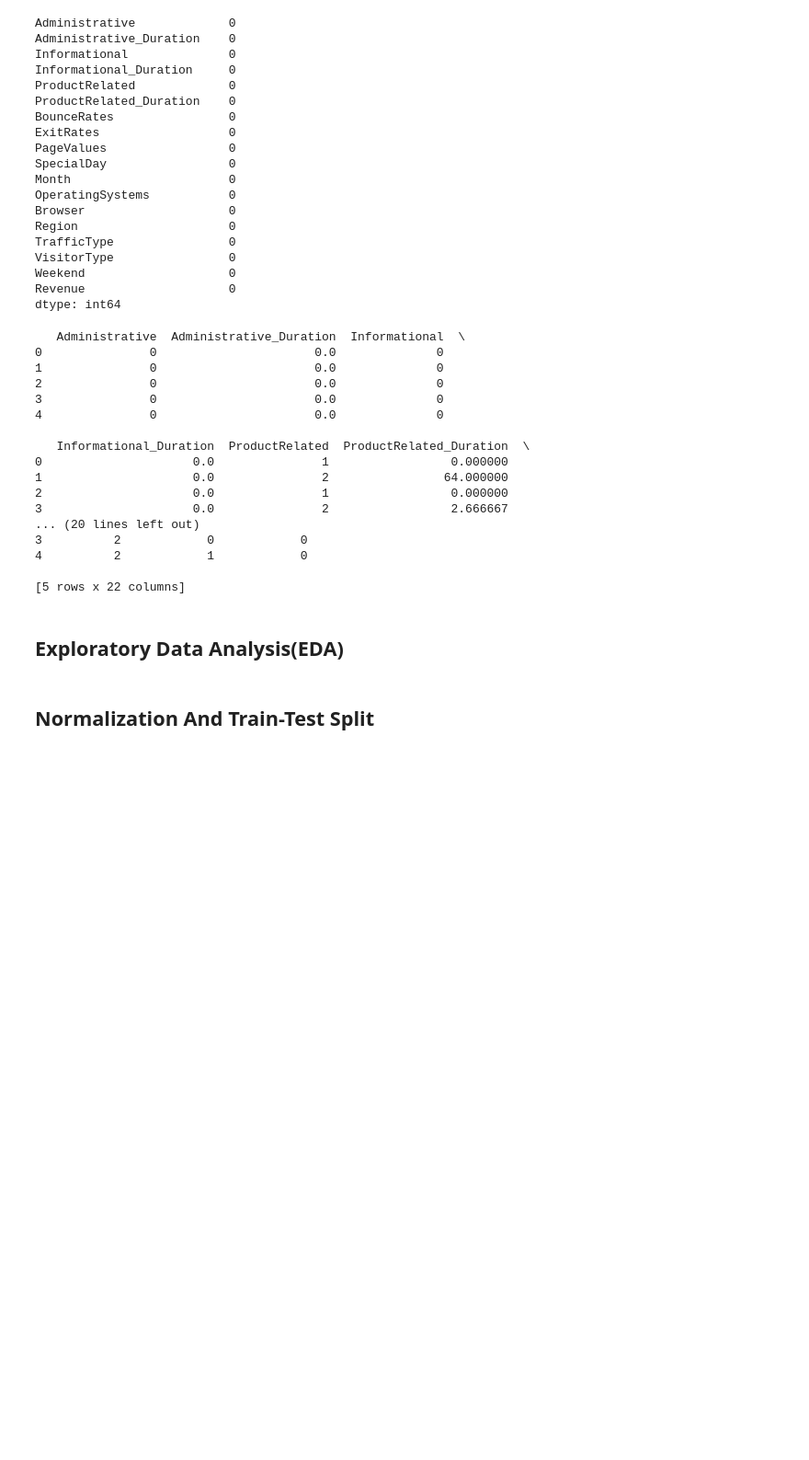
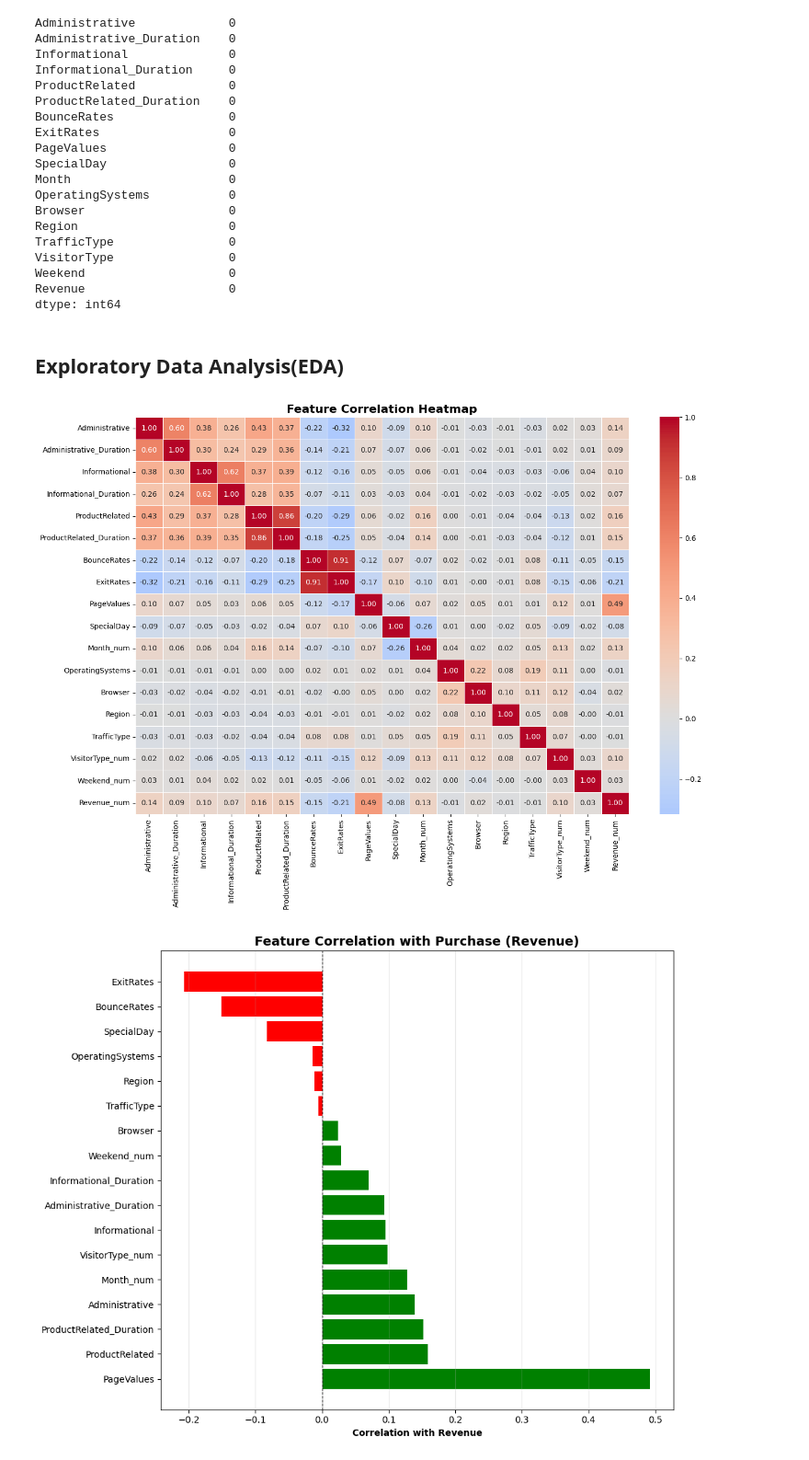
Before and after one commit to LeiYang0914/dataAnalytic, a Jupyter notebook: online_shopper.ipynb, the cells around one changed output. Shown at 92% size. Saved outputs shown, nothing was run; the diff lists cells and outputs as text; code cells hidden in the pictures; blank space fills up the shorter version.

Commit message:
Feature engineering,train-test split and normalization

```diff
--- a/online_shopper.ipynb
+++ b/online_shopper.ipynb
@@ -332,24 +321,2 @@ df["Revenue_num"] = df["Revenue"].map(bool_map).astype(int)
-# %%
-print(df.head())
-# %% [output]
-   Administrative  Administrative_Duration  Informational  \
-0               0                      0.0              0
-1               0                      0.0              0
-2               0                      0.0              0
-3               0                      0.0              0
-4               0                      0.0              0
-
-   Informational_Duration  ProductRelated  ProductRelated_Duration  \
-0                     0.0               1                 0.000000
-1                     0.0               2                64.000000
-2                     0.0               1                 0.000000
-3                     0.0               2                 2.666667
-... (20 lines left out)
-3          2            0            0
-4          2            1            0
-
-[5 rows x 22 columns]
 # %% [markdown]
 ## Exploratory Data Analysis(EDA)
-# %% [markdown]
-## Normalization And Train-Test Split
@@ -357,0 +323,40 @@ print(df.head())
+# %%
+# Correlation with target variable (Revenue)
+correlation_cols = [
+    'Administrative', 'Administrative_Duration',
+    'Informational', 'Informational_Duration',
+    'ProductRelated', 'ProductRelated_Duration',
+    'BounceRates', 'ExitRates', 'PageValues', 'SpecialDay',
+    'Month_num', 'OperatingSystems', 'Browser', 'Region', 'TrafficType',
+    'VisitorType_num', 'Weekend_num', 'Revenue_num'
+]
+
+# Full correlation heatmap
+plt.figure(figsize=(14, 10))
+correlation_matrix = df[correlation_cols].corr()
+sns.heatmap(correlation_matrix, annot=True, cmap='coolwarm', fmt='.2f',
+            linewidths=0.5, center=0)
+plt.title('Feature Correlation Heatmap', fontsize=16, fontweight='bold')
+plt.tight_layout()
+plt.show()
+
+# Correlation with Revenue specifically (more useful for your analysis)
+plt.figure(figsize=(10, 8))
+revenue_corr = df[correlation_cols].corr()['Revenue_num'].sort_values(ascending=False)
+revenue_corr = revenue_corr.drop('Revenue_num')  # Remove self-correlation
+
+# Bar plot for better visualization
+plt.barh(range(len(revenue_corr)), revenue_corr.values, color=['green' if x > 0 else 'red' for x in revenue_corr.values])
+plt.yticks(range(len(revenue_corr)), revenue_corr.index)
+plt.xlabel('Correlation with Revenue', fontweight='bold')
+plt.title('Feature Correlation with Purchase (Revenue)', fontsize=14, fontweight='bold')
+plt.axvline(x=0, color='black', linestyle='--', linewidth=0.8)
+plt.grid(axis='x', alpha=0.3)
+plt.tight_layout()
+plt.show()
+
+print("\n=== Top Features Correlated with Revenue ===")
+print(revenue_corr)
+# %% [output]
+[figure, added]
+[figure, added]
```
Also changed, not shown: parts of 15 cells of this notebook.
